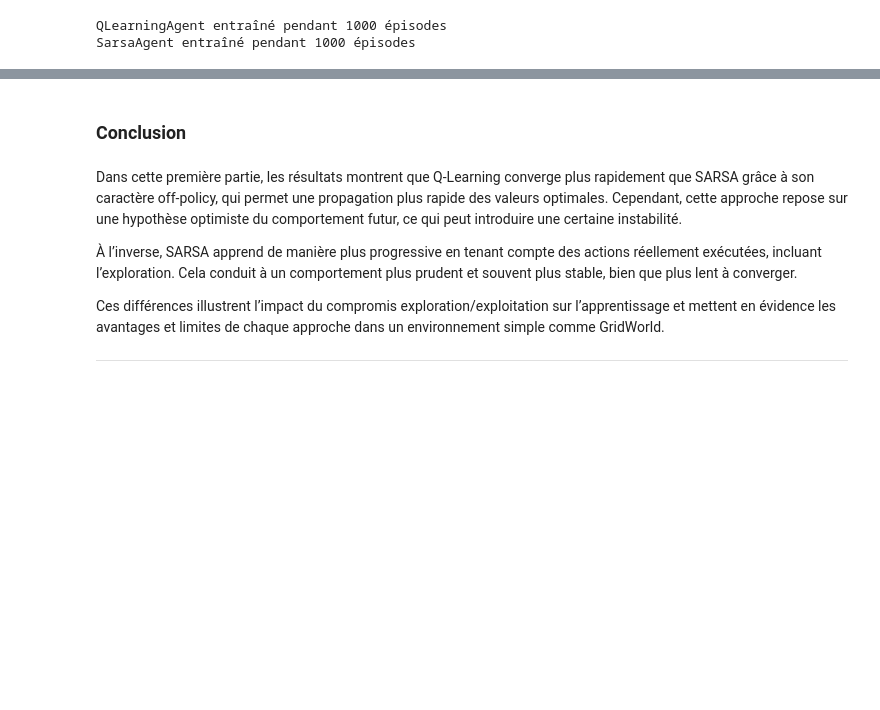
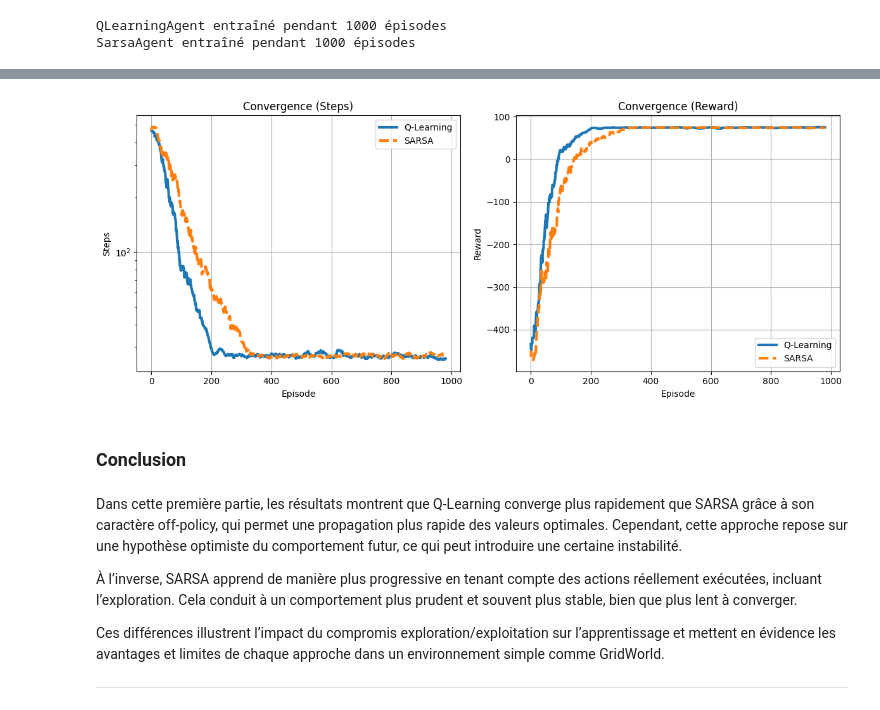
Before and after one commit to Mozo953/Deep-Learning-Reinforcement-learning, a Jupyter notebook: Lab2_DRL_Q_S_Learning_VE_v3_copie.ipynb, the cells around one changed output, grey strips where cells are left out. Saved outputs shown, nothing was run; the diff lists cells and outputs as text; code cells hidden in the pictures; blank space fills up the shorter version.

```diff
--- a/Lab2_DRL_Q_S_Learning_VE_v3_copie.ipynb
+++ b/Lab2_DRL_Q_S_Learning_VE_v3_copie.ipynb
@@ -694,3 +521,51 @@ SimulationGridWorld(SarsaAgent,
+# %%
+import numpy as np
+import matplotlib.pyplot as plt
+
+def moving_average(x, w=20):
+    x = np.asarray(x)
+    if len(x) < w:
+        return x
+    return np.convolve(x, np.ones(w)/w, mode='valid')
+
+win = 20
+
+# ===== MOYENNES =====
+
+ma_steps_ql = moving_average(steps_per_episode_QLearning, win)
+ma_steps_sa = moving_average(steps_per_episode_Sarsa, win)
+
+ma_rewards_ql = moving_average(reward_per_episode_Q, win)
+ma_rewards_sa = moving_average(reward_per_episode_Sarsa, win)
+
+# ===== FIGURE =====
+plt.figure(figsize=(12,5))
+
+# ---- STEPS ----
+plt.subplot(1,2,1)
+plt.plot(ma_steps_ql, linewidth=3, label="Q-Learning")
+plt.plot(ma_steps_sa, linewidth=3, linestyle="--", label="SARSA")
+plt.xlabel("Episode")
+plt.ylabel("Steps")
+plt.title("Convergence (Steps)")
+plt.yscale("log")  # IMPORTANT pour séparer les courbes
+plt.legend()
+plt.grid()
+
+# ---- REWARDS ----
+plt.subplot(1,2,2)
+plt.plot(ma_rewards_ql, linewidth=3, label="Q-Learning")
+plt.plot(ma_rewards_sa, linewidth=3, linestyle="--", label="SARSA")
+plt.xlabel("Episode")
+plt.ylabel("Reward")
+plt.title("Convergence (Reward)")
+plt.legend()
+plt.grid()
+
+plt.tight_layout()
+plt.show()
+# %% [output]
+[figure, added]
 # %% [markdown]
 ### Conclusion
 # %% [markdown]
```
Also changed, not shown: parts of 62 cells of this notebook.
